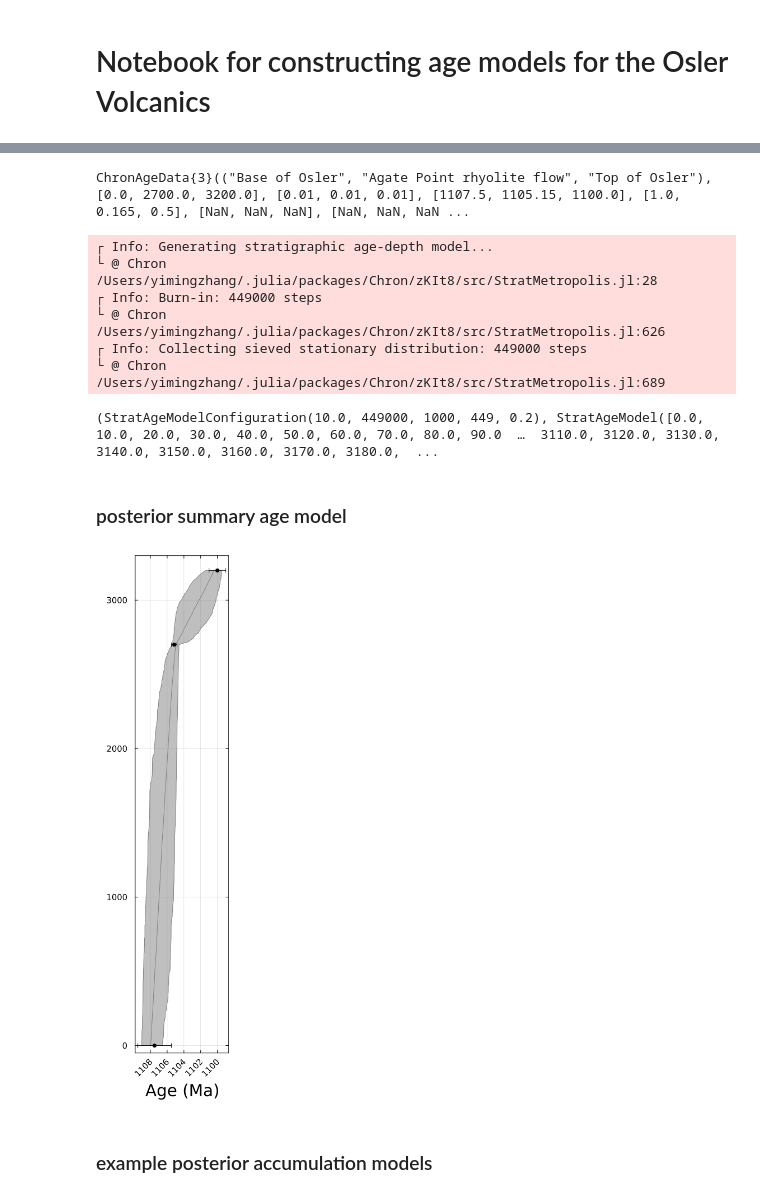
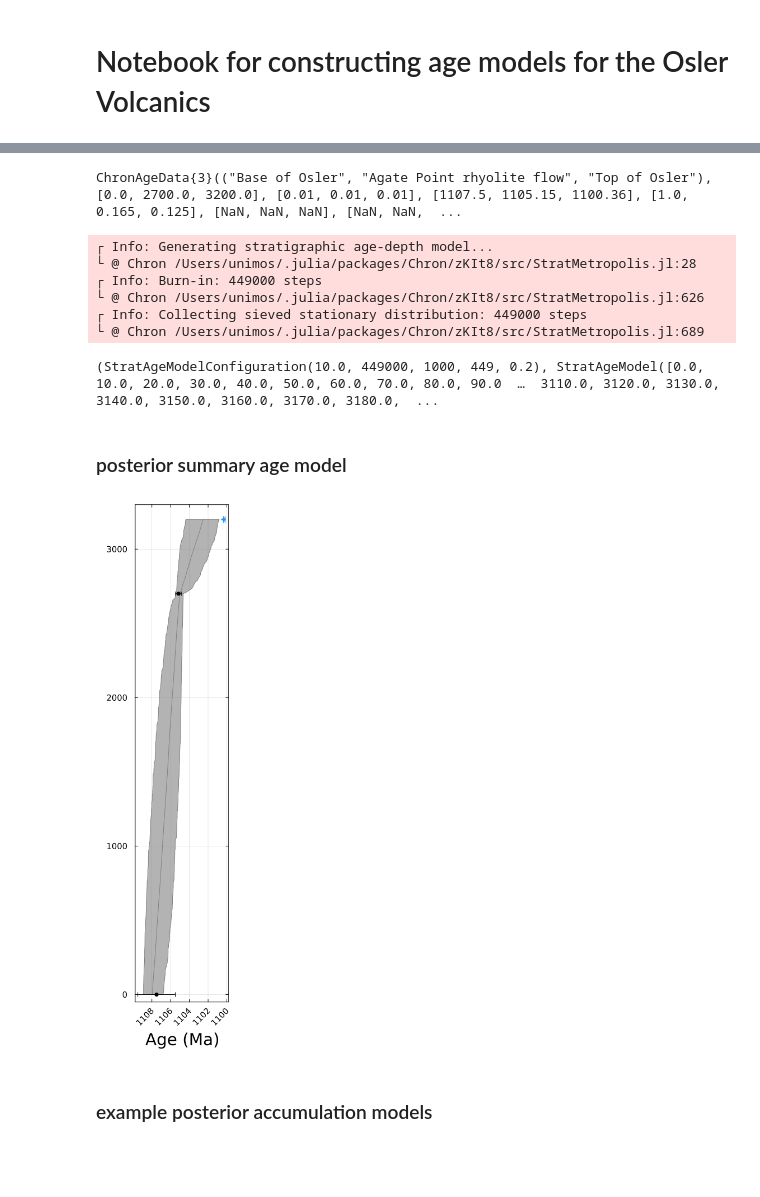
Before and after one commit to PolarWandering/APWP_StratModels, a Jupyter notebook: code/age_models/Osler_Volcanics_age_models.ipynb, the cells around one changed output, grey strips where cells are left out. Saved outputs shown, nothing was run; the diff lists cells and outputs as text; code cells hidden in the pictures; blank space fills up the shorter version.

Commit message:
updates to age models

```diff
--- a/code/age_models/Osler_Volcanics_age_models.ipynb
+++ b/code/age_models/Osler_Volcanics_age_models.ipynb
@@ -21,35 +30,36 @@ plot_posterior_paths (generic function with 1 method)
 # %%
 Osler_Name = ("Base of Osler", "Agate Point rhyolite flow", "Top of Osler") # Et cetera
-Osler_Age           = [ 1107.5, 1105.15, 1100] # Measured ages
-Osler_Age_sigma     = [ 2/2,     0.33/2,  0.5] # Measured 1-σ uncertainties
+Osler_Age           = [ 1107.5, 1105.15, 1100.36] # Measured ages
+Osler_Age_sigma     = [ 2/2,     0.33/2,  0.125] # Measured 1-σ uncertainties
 Osler_Height        = [ 0.0,     2700,  3200] # Depths below surface should be negative
-Osler_Age_Sidedness = [0, 0, 0] # Sidedness (zeros by default: geochron constraints are two-sided). Use -1 for a maximum age and +1 for a minimum age, 0 for two-sided
+Osler_Age_Sidedness = [0, 0, 1] # Sidedness (zeros by default: geochron constraints are two-sided). Use -1 for a maximum age and +1 for a minimum age, 0 for two-sided
 
 Osler_Path = "../../data/age_models_output/Osler_Volcanic_Group" # Where do you want output files to be stored
 
 # construct the section (ChronAgeData object)
 Osler_section = make_ChronAgeData(Osler_Name, Osler_Age, Osler_Age_sigma, Osler_Height, Osler_Age_Sidedness, Osler_Path, Age_Unit="Ma", Height_Unit="m")
 # %% [output]
-ChronAgeData{3}(("Base of Osler", "Agate Point rhyolite flow", "Top of Osler"), [0.0, 2700.0, 3200.0], [0.01, 0.01, 0.01], [1107.5, 1105.15, 1100.0], [1.0, 0.165, 0.5], [NaN, NaN, NaN], [NaN, NaN, NaN ...
+ChronAgeData{3}(("Base of Osler", "Agate Point rhyolite flow", "Top of Osler"), [0.0, 2700.0, 3200.0], [0.01, 0.01, 0.01], [1107.5, 1105.15, 1100.36], [1.0, 0.165, 0.125], [NaN, NaN, NaN], [NaN, NaN,  ...
 # %%
 Osler_age_model_config, Osler_age_model_mdl, Osler_age_model_agedist, Osler_age_model_lldist = run_age_model(Osler_section, 10, 0.20, 1000, save_results=false, plot_results=false)
 # %% [output]
 ┌ Info: Generating stratigraphic age-depth model...
-└ @ Chron /Users/yimingzhang/.julia/packages/Chron/zKIt8/src/StratMetropolis.jl:28
+└ @ Chron /Users/unimos/.julia/packages/Chron/zKIt8/src/StratMetropolis.jl:28
 ┌ Info: Burn-in: 449000 steps
-└ @ Chron /Users/yimingzhang/.julia/packages/Chron/zKIt8/src/StratMetropolis.jl:626
+└ @ Chron /Users/unimos/.julia/packages/Chron/zKIt8/src/StratMetropolis.jl:626
 ┌ Info: Collecting sieved stationary distribution: 449000 steps
-└ @ Chron /Users/yimingzhang/.julia/packages/Chron/zKIt8/src/StratMetropolis.jl:689
+└ @ Chron /Users/unimos/.julia/packages/Chron/zKIt8/src/StratMetropolis.jl:689
 (StratAgeModelConfiguration(10.0, 449000, 1000, 449, 0.2), StratAgeModel([0.0, 10.0, 20.0, 30.0, 40.0, 50.0, 60.0, 70.0, 80.0, 90.0  …  3110.0, 3120.0, 3130.0, 3140.0, 3150.0, 3160.0, 3170.0, 3180.0,  ...
 # %% [markdown]
 ### posterior summary age model
 # %%
+mkpath("../../data/age_models_output")
 Osler_age_model = plot_age_model(Osler_section, Osler_age_model_mdl, save_figure=false)
 plot!(ylim=(-50, 3300), legend=false, size=(250, 1000), left_margin = 12Plots.mm, guidefontsize=20, ylabel=nothing)
 savefig(Osler_age_model, Osler_section.Path*"_AgeDepthModel.pdf")
 display(Osler_age_model)
 # %% [output]
-[figure, old version]
+[figure, new version]
 # %% [markdown]
 ### example posterior accumulation models
 # %%
```
Also changed, not shown: parts of 4 cells of this notebook, 1 other file.
